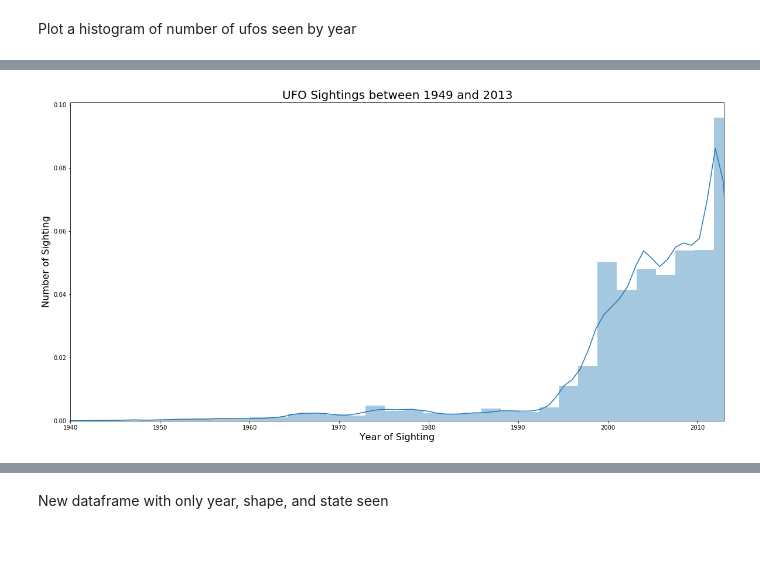
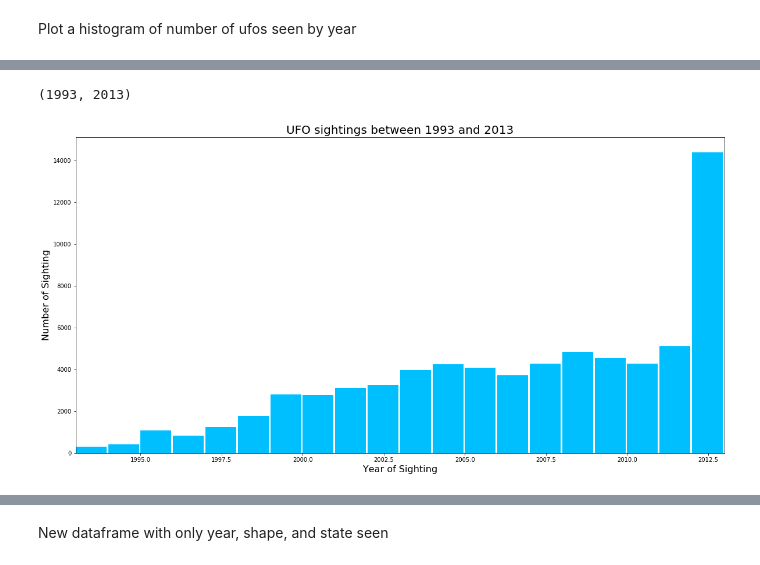
Before and after one commit to laffertyrichard/capstone1, a Jupyter notebook: capstone1.ipynb, the cells around one changed output, grey strips where cells are left out. Cells and saved outputs as stored; diff of their text form; code cells hidden in the pictures.

```diff
--- a/capstone1.ipynb
+++ b/capstone1.ipynb
@@ -102,3 +95,8 @@ print(ufo['longitude'].median())
+# %%
+#Making two new data frames
+ufo['year'] = ufo['year'].astype(int)
+ufo_b4_1993 = ufo[ufo['year'] < 1993]
+ufo_after_1993 = ufo[(ufo['year'] >= 1993) & (ufo['year'] <= 2013)]
 # %% [markdown]
 Changing the duration in seconds to a float
 # %%
@@ -297,11 +343,11 @@ data_expon = expon.rvs(scale=1,loc=0,size=1000)
 # %%
-plt.rcParams["figure.figsize"] = (20,10)
-ax = sns.distplot(ufo['year'])
+ax = plt.subplot()
+ax.hist(ufo_after_1993['year'], bins = 20, color = 'deepskyblue', width = .95)
 ax.set_xlabel('Year of Sighting', fontsize = 16)
 ax.set_ylabel('Number of Sighting', fontsize = 16)
-ax.set_title('UFO Sightings between 1949 and 2013', fontsize = 20)
-ax.set_xlim(1940, 2013)
+ax.set_title('UFO sightings between 1993 and 2013', fontsize = 20)
 
-plt.show()
+ax.set_xlim(1993, 2013)
 # %% [output]
+(1993, 2013)
-[figure, old version]
+[figure, new version]
```
Also changed, not shown: parts of 43 cells of this notebook.
